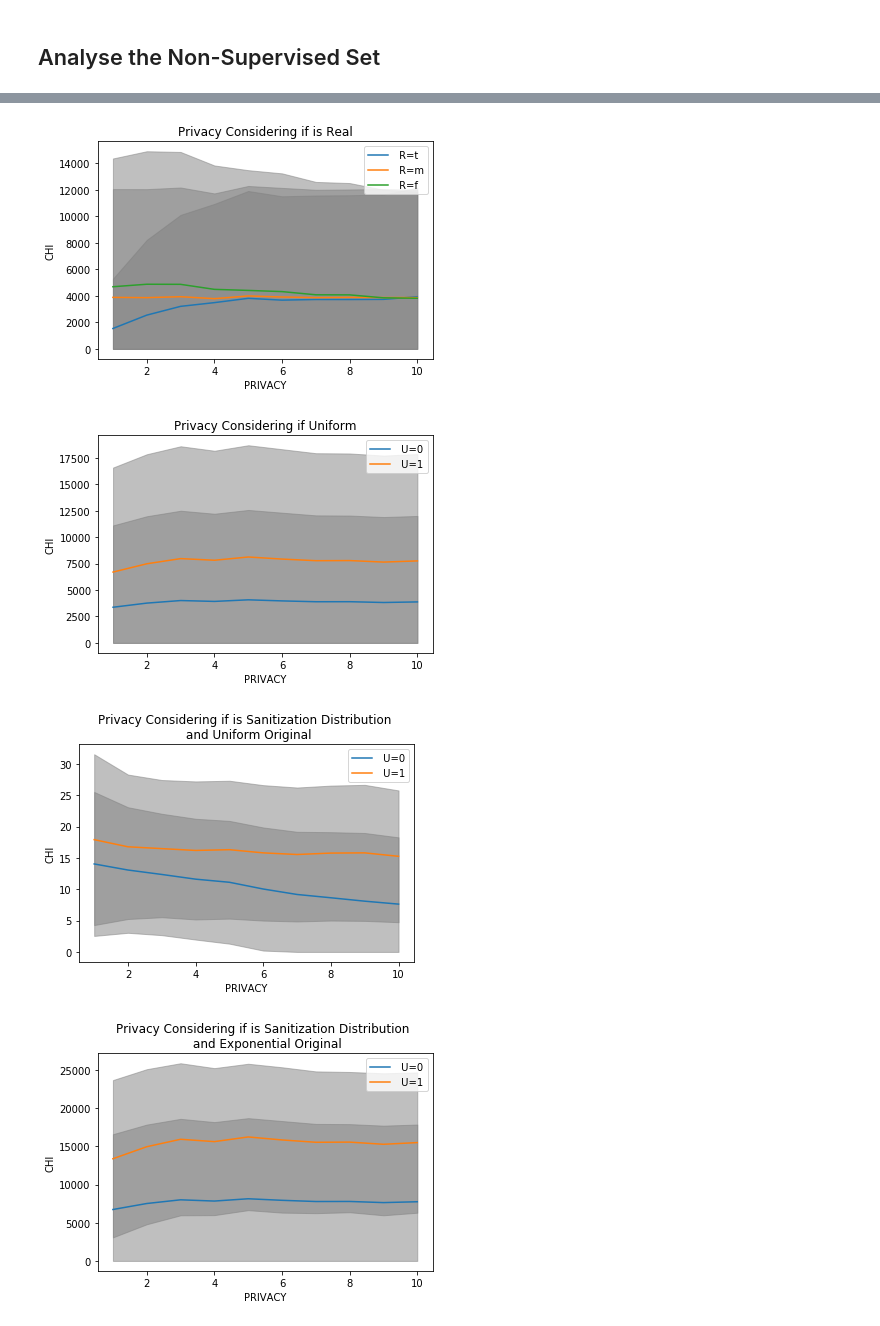
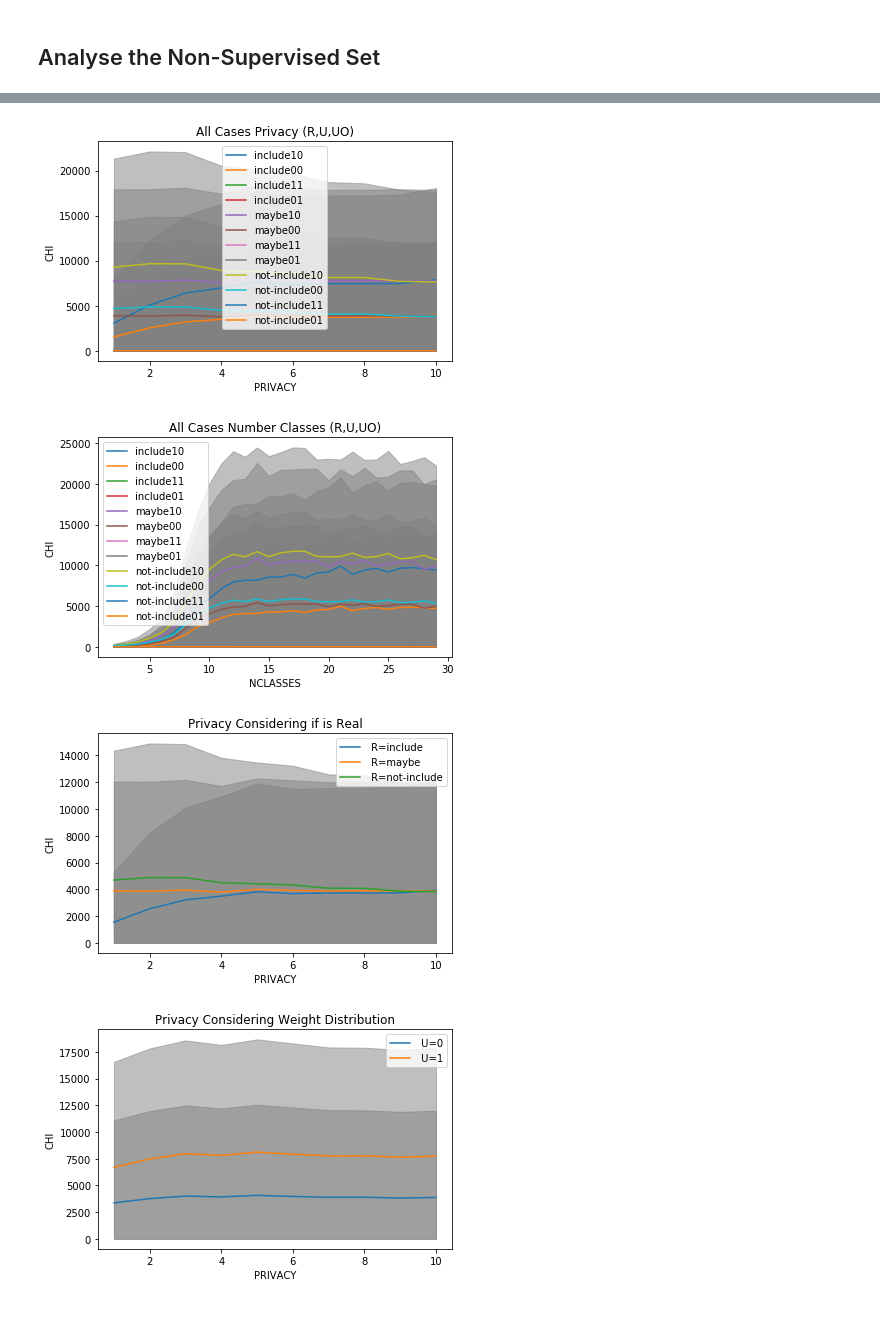
Before and after one commit to jwzinser/data_sanitization, a Jupyter notebook: code/privacy_data.ipynb, the cells around one changed output, grey strips where cells are left out. Saved outputs shown, nothing was run; the diff lists cells and outputs as text; code cells hidden in the pictures.

Commit message:
cleans data privacy jupyter with intro and conclusions

```diff
--- a/code/privacy_data.ipynb
+++ b/code/privacy_data.ipynb
@@ -366,19 +85,33 @@ plot_intervals(non_supervised_results, "privacy","chi", {"uniform": [1], "unifor
 # %%
+from sanitization_tools import *
+non_supervised_results = pn.read_csv("df_simulated_rel.csv")
+
+
+rmse_auc_plot_with_intervals(non_supervised_results, "privacy", "chi",
+                           ["t", "m", "f"], [None], [None], [0,1], [None],
+                            {("uniform","uniform2"):[(1,1),(0,0)]}, savefig=True,
+                           title="All Cases Privacy (R,U,UO)", save_name=subfolder + "privacy", language=lang_labels)
+rmse_auc_plot_with_intervals(non_supervised_results, "nclasses", "chi",
+                           ["t", "m", "f"], [None], [None], [0,1], [None],
+                            {("uniform","uniform2"):[(1,1),(0,0)]}, savefig=True,
+                           title="All Cases Number Classes (R,U,UO)", save_name=subfolder + "nclasses", language=lang_labels)
+
+
 plot_intervals_std(non_supervised_results, "privacy","chi", {},
-                {"real":["t", "m", "f"]}, savefig=True, title="Privacy Considering if is Real", save_name="privacy_isreal")
+                   {"real":["t", "m", "f"]}, savefig=True, title="Privacy Considering if is Real", save_name=subfolder + "privacy_isreal", language=lang_labels)
 plot_intervals_std(non_supervised_results, "privacy","chi", {},
-                {"uniform":[0,1]}, savefig=True, title="Privacy Considering if Uniform", save_name="privacy_uniform")
+                   {"uniform":[0,1]}, savefig=True, title="Privacy Considering Weight Distribution", save_name=subfolder + "privacy_uniform", language=lang_labels)
 plot_intervals_std(non_supervised_results, "privacy","chi", {"uniform_original":[1]},
-                {"uniform":[0,1]}, savefig=True, title="Privacy Considering if is Sanitization Distribution \n and Uniform Original", save_name="privacy_uniform_original1")
+                   {"uniform":[0,1]}, savefig=True, title="Privacy Considering if is Weight Distribution \n and Uniform Original", save_name=subfolder + "privacy_uniform_original1", language=lang_labels)
 plot_intervals_std(non_supervised_results, "privacy","chi", {"uniform_original":[0]},
-                {"uniform":[0,1]}, savefig=True, title="Privacy Considering if is Sanitization Distribution \n and Exponential Original", save_name="privacy_uniform_original0")
+                   {"uniform":[0,1]}, savefig=True, title="Privacy Considering if is Weight Distribution \n and Exponential Original", save_name=subfolder + "privacy_uniform_original0", language=lang_labels)
 
 plot_intervals_std(non_supervised_results, "nclasses","chi", {},
-                {"real":["t", "m", "f"]}, savefig=True, title="Number of Classes Considering if is Real", save_name="nclasses_isreal")
+                   {"real":["t", "m", "f"]}, savefig=True, title="Number of Classes Considering if is Real", save_name=subfolder + "nclasses_isreal", language=lang_labels)
 plot_intervals_std(non_supervised_results, "nclasses","chi", {},
-                {"uniform":[0,1]}, savefig=True, title="Number of Classes Considering if Uniform", save_name="nclasses_uniform")
+                   {"uniform":[0,1]}, savefig=True, title="Number of Classes Considering Weight Distribution", save_name=subfolder + "nclasses_uniform", language=lang_labels)
 plot_intervals_std(non_supervised_results, "nclasses","chi", {"uniform_original":[1]},
-                {"uniform":[0,1]}, savefig=True, title="Number of Classes Considering if is Sanitization Distribution \n and Uniform Original", save_name="nclassses_uniform_original1")
+                   {"uniform":[0,1]}, savefig=True, title="Number of Classes Considering Weight Distribution \n and Uniform Original", save_name=subfolder + "nclassses_uniform_original1", language=lang_labels)
 plot_intervals_std(non_supervised_results, "nclasses","chi", {"uniform_original":[0]},
-                {"uniform":[0,1]}, savefig=True, title="Number of Classes Considering if is Original Distribution \n and Non Exponential Original", save_name="nclasses_uniform_original0")
+                   {"uniform":[0,1]}, savefig=True, title="Number of Classes Considering Weight Distribution \n and Non Exponential Original", save_name=subfolder + "nclasses_uniform_original0", language=lang_labels)
 # %% [output]
@@ -385,4 +123,4 @@ plot_intervals_std(non_supervised_results, "nclasses","chi", {"uniform_original"
-[figure, old version]
+[figure, new version]
-[figure, old version]
+[figure, new version]
-[figure, old version]
+[figure, new version]
-[figure, old version]
+[figure, new version]
```
Also changed, not shown: parts of 22 cells of this notebook, 7 other files.
